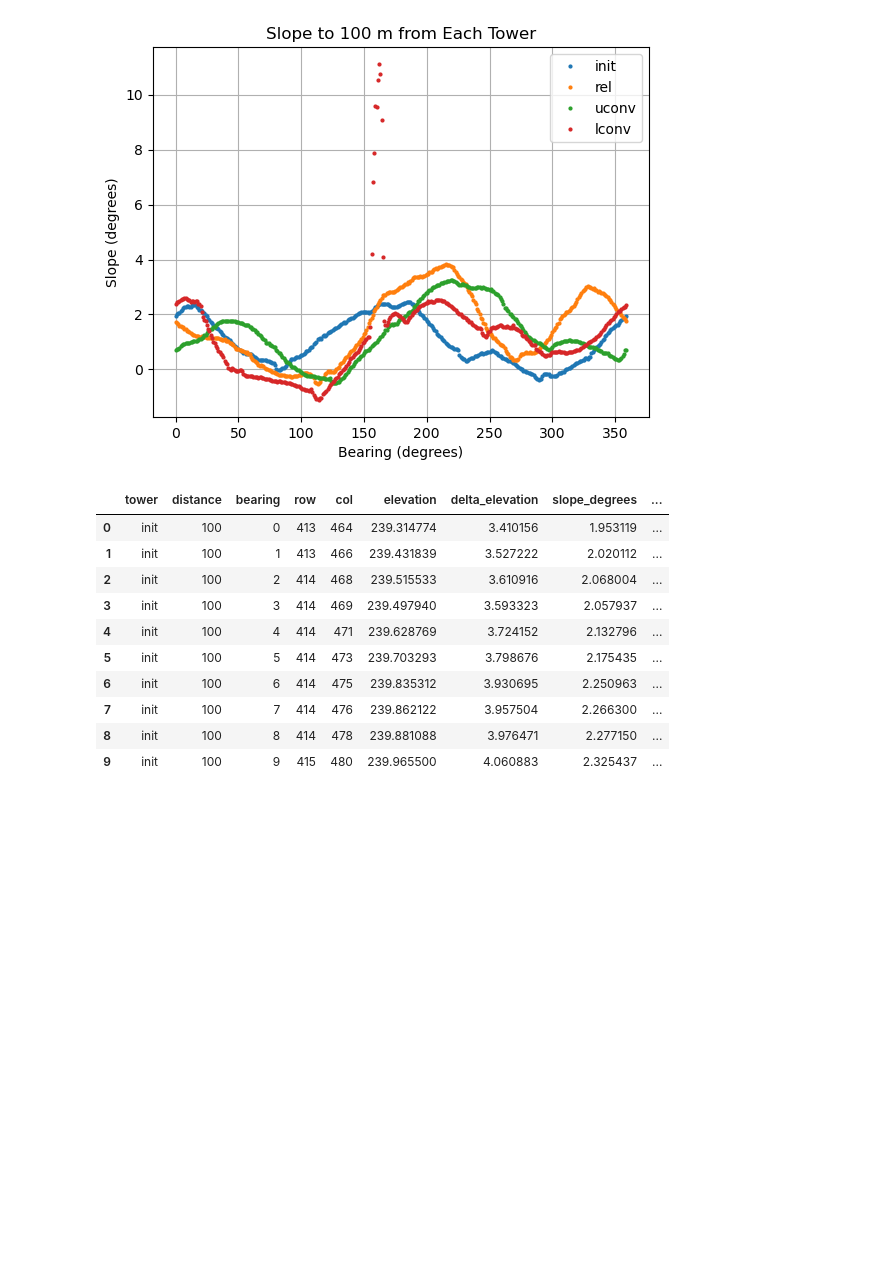
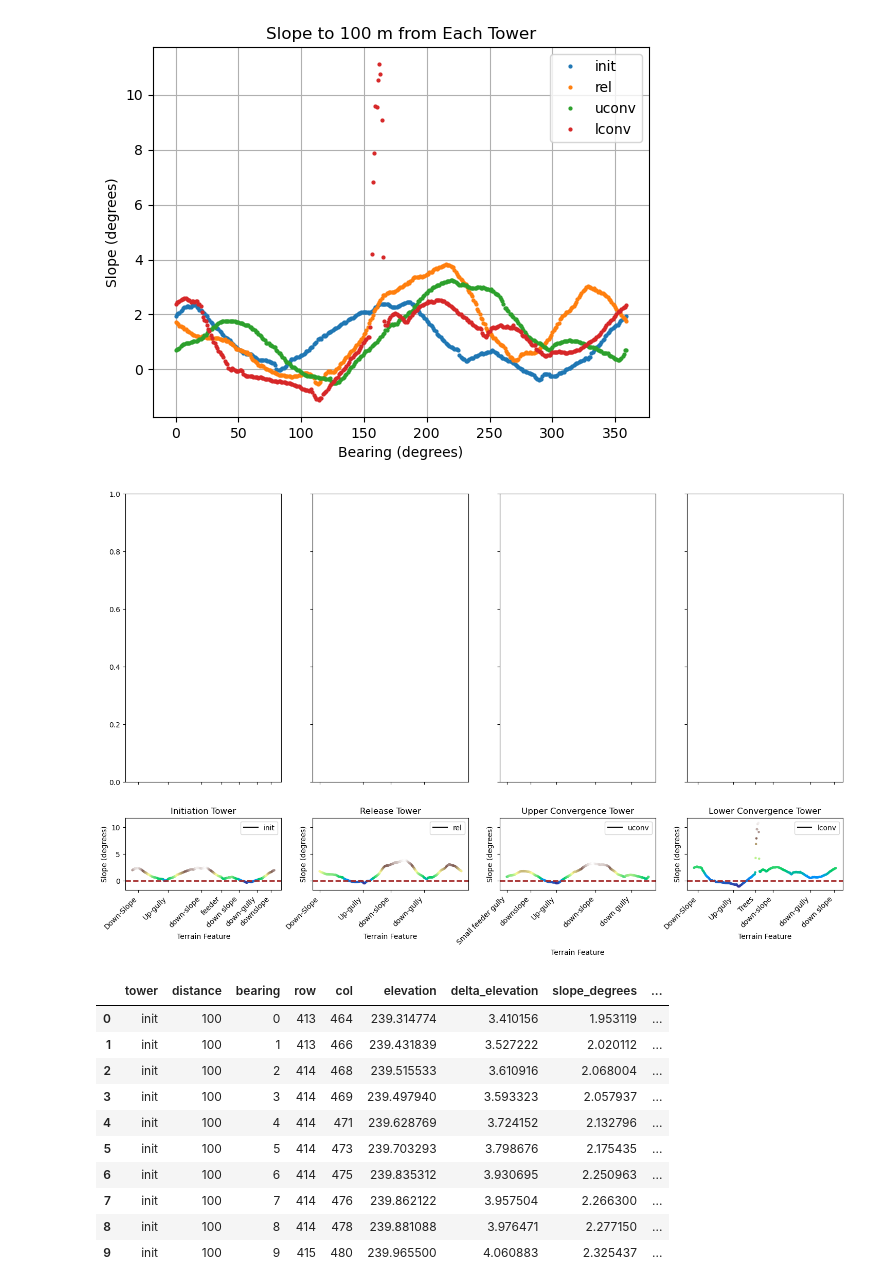
Before and after one commit to marositesUSC/SAVANT, a Jupyter notebook: topography.ipynb, the cells around one changed output. Drawn from its saved outputs; the diff is of its cells as text; code cells hidden in the pictures; blank space fills up the shorter version.

```diff
--- a/topography.ipynb
+++ b/topography.ipynb
@@ -643,5 +643,3 @@ plt.tight_layout()
 plt.show()
 # %% [output]
 [figure]
-# %%
-elevation_points['slope_degrees'] = np.arctan(elevation_points['delta_elevation']/elevation_points['distance'])
@@ -681,6 +678,57 @@ plt.grid(True)
 plt.show()
 # %% [output]
 [figure]
+# %%
+# Creating a dictionary for cardinal ticks and labels for each tower based on eyeballing the plots
+tower_dir_labels = {
+    "init": {
+        "cardinal_ticks": [15, 90, 175, 225, 270, 315, 350],
+        "cardinal_labels": ["Down-Slope", "Up-gully", "down-slope", "feeder", "down slope", "down-gully", "downslope"]
+    },
+    "rel": {
+        "cardinal_ticks": [0, 110, 180, 265],
+        "cardinal_labels": ["Down-Slope", "Up-gully", "down-slope", "down-gully"]
+    },
+    "uconv": {
+        "cardinal_ticks": [0, 60, 125, 225, 315],
+        "cardinal_labels": ["Small feeder gully", "downslope", "Up-gully", "down-slope", "down gully"]
+    },
+    "lconv": {
+        "cardinal_ticks": [10, 100, 155, 200, 295, 355],
+        "cardinal_labels": ["Down-Slope", "Up-gully", "Trees", "down-slope", "down-gully", "down slope"]
+    }
+}
+fig, axes = plt.subplots(
+    2, 4, figsize=(18, 10), sharex='col', sharey='row',
+    gridspec_kw={'height_ratios': [1, 0.25]}
+)
+
+for ax, tower_key in zip(axes[1], towers.keys()):
+    # Filter the DataFrame for the current tower
+    tower_points = elevation_points[elevation_points['tower'] == tower_key]
+
+    # Use ax.scatter to plot the points, mapping the color to 'delta_elevation'
+    # The 's' argument controls the size of the markers
+    # The 'c' argument provides the data for the colormap
+    sc = ax.scatter(tower_points['bearing'], tower_points['slope_degrees'],
+                    s=5, c=tower_points['slope_degrees'], cmap='terrain')
+
+    ax.set_title(towers[tower_key]['label'])
+    ax.set_xlabel('Terrain Feature')
+    ax.set_ylabel('Slope (degrees)')
+    ax.axhline(y=0, color='brown', linestyle='--', linewidth=2)
+
+    # Create a dummy legend for the tower line, as scatter doesn't have a label argument
+    ax.plot([], [], label=tower_key, color='black')
+    ax.legend()
+
+    # Set custom cardinal ticks and labels
+    if tower_key in tower_dir_labels:
+        ax.set_xticks(tower_dir_labels[tower_key]['cardinal_ticks'])
+        ax.set_xticklabels(tower_dir_labels[tower_key]['cardinal_labels'], rotation=45, ha='right')
+plt.show()
+# %% [output]
+[figure, added]
 # %%
 conditions = [
     (elevation_points['slope_degrees'] < 0),
```
Also changed, not shown: parts of 15 cells of this notebook, 1 other file.
